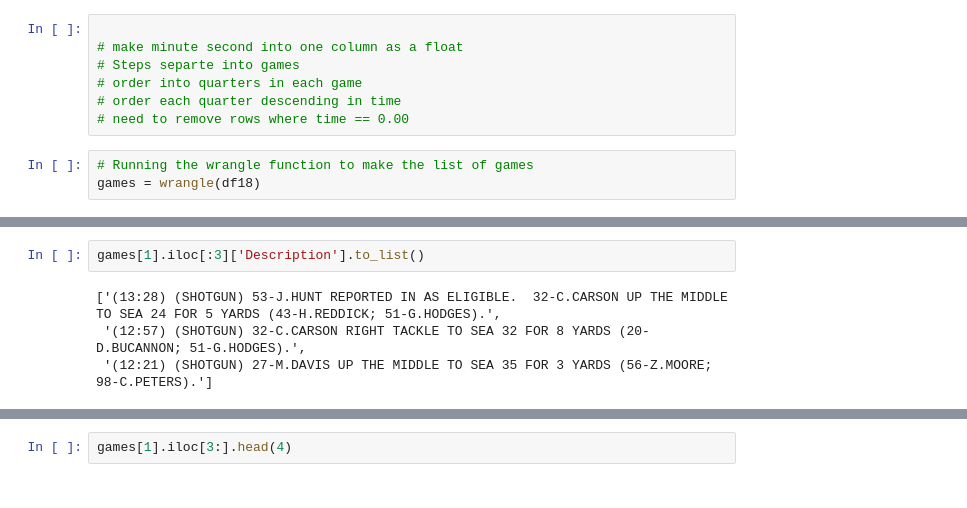
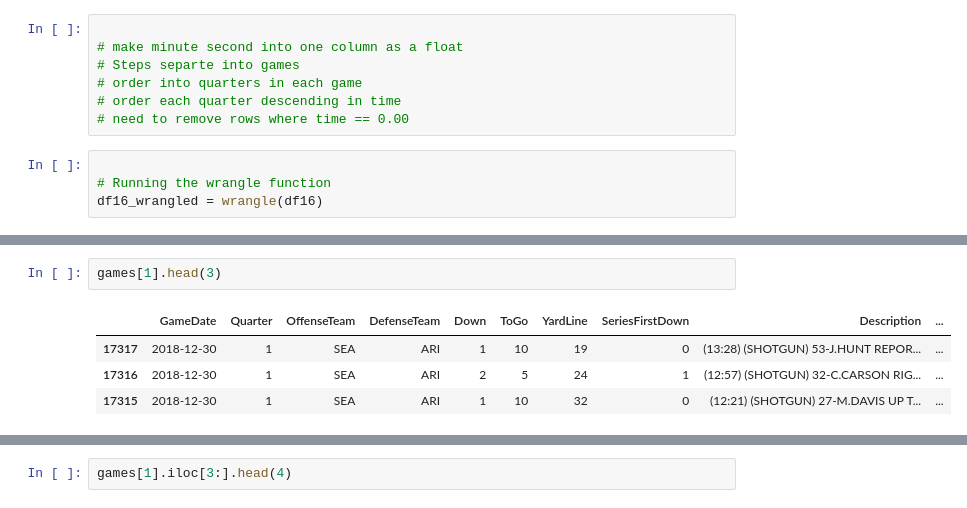
Before and after one commit to richardOlson/nfl_2019_play_by_play, a Jupyter notebook: nfl_plays.ipynb, the cells around one changed output, grey strips where cells are left out. Cells and saved outputs as stored; diff of their text form.

```diff
--- a/nfl_plays.ipynb
+++ b/nfl_plays.ipynb
@@ -673,5 +908,6 @@ def wrangle(df):
 # order each quarter descending in time
 # need to remove rows where time == 0.00
 # %%
-# Running the wrangle function to make the list of games
-games = wrangle(df18)
+
+# Running the wrangle function
+df16_wrangled = wrangle(df16)
@@ -678,6 +1179,7 @@ games = wrangle(df18)
 # %%
-games[1].iloc[:3]['Description'].to_list()
+games[1].head(3)
 # %% [output]
-['(13:28) (SHOTGUN) 53-J.HUNT REPORTED IN AS ELIGIBLE.  32-C.CARSON UP THE MIDDLE TO SEA 24 FOR 5 YARDS (43-H.REDDICK; 51-G.HODGES).',
- '(12:57) (SHOTGUN) 32-C.CARSON RIGHT TACKLE TO SEA 32 FOR 8 YARDS (20-D.BUCANNON; 51-G.HODGES).',
- '(12:21) (SHOTGUN) 27-M.DAVIS UP THE MIDDLE TO SEA 35 FOR 3 YARDS (56-Z.MOORE; 98-C.PETERS).']
+|  | GameDate | Quarter | OffenseTeam | DefenseTeam | Down | ToGo | YardLine | SeriesFirstDown | Description | ... |
+| 17317 | 2018-12-30 | 1 | SEA | ARI | 1 | 10 | 19 | 0 | (13:28) (SHOTGUN) 53-J.HUNT REPOR... | ... |
+| 17316 | 2018-12-30 | 1 | SEA | ARI | 2 | 5 | 24 | 1 | (12:57) (SHOTGUN) 32-C.CARSON RIG... | ... |
+| 17315 | 2018-12-30 | 1 | SEA | ARI | 1 | 10 | 32 | 0 | (12:21) (SHOTGUN) 27-M.DAVIS UP T... | ... |
```
Also changed, not shown: parts of 46 cells of this notebook.
